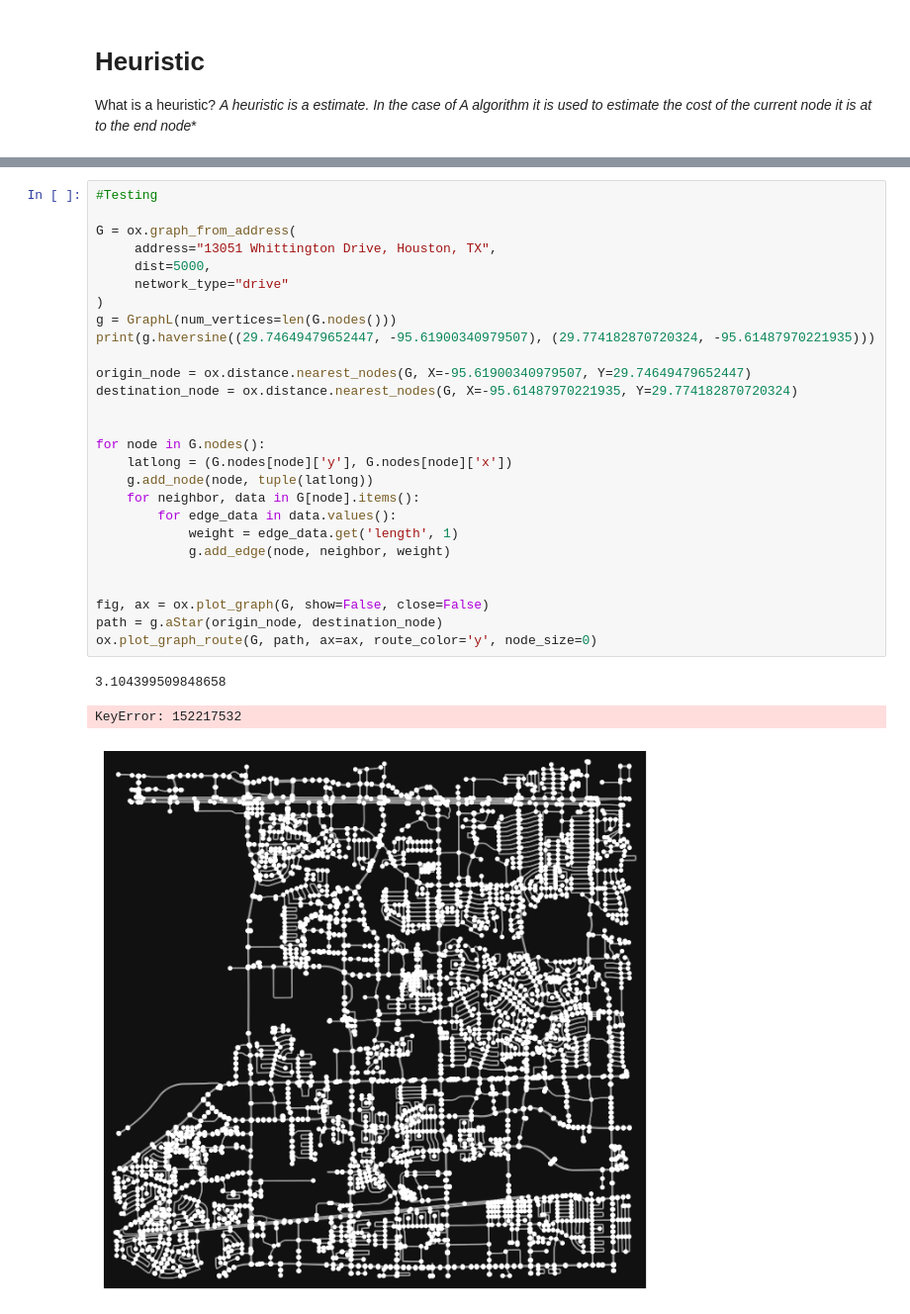
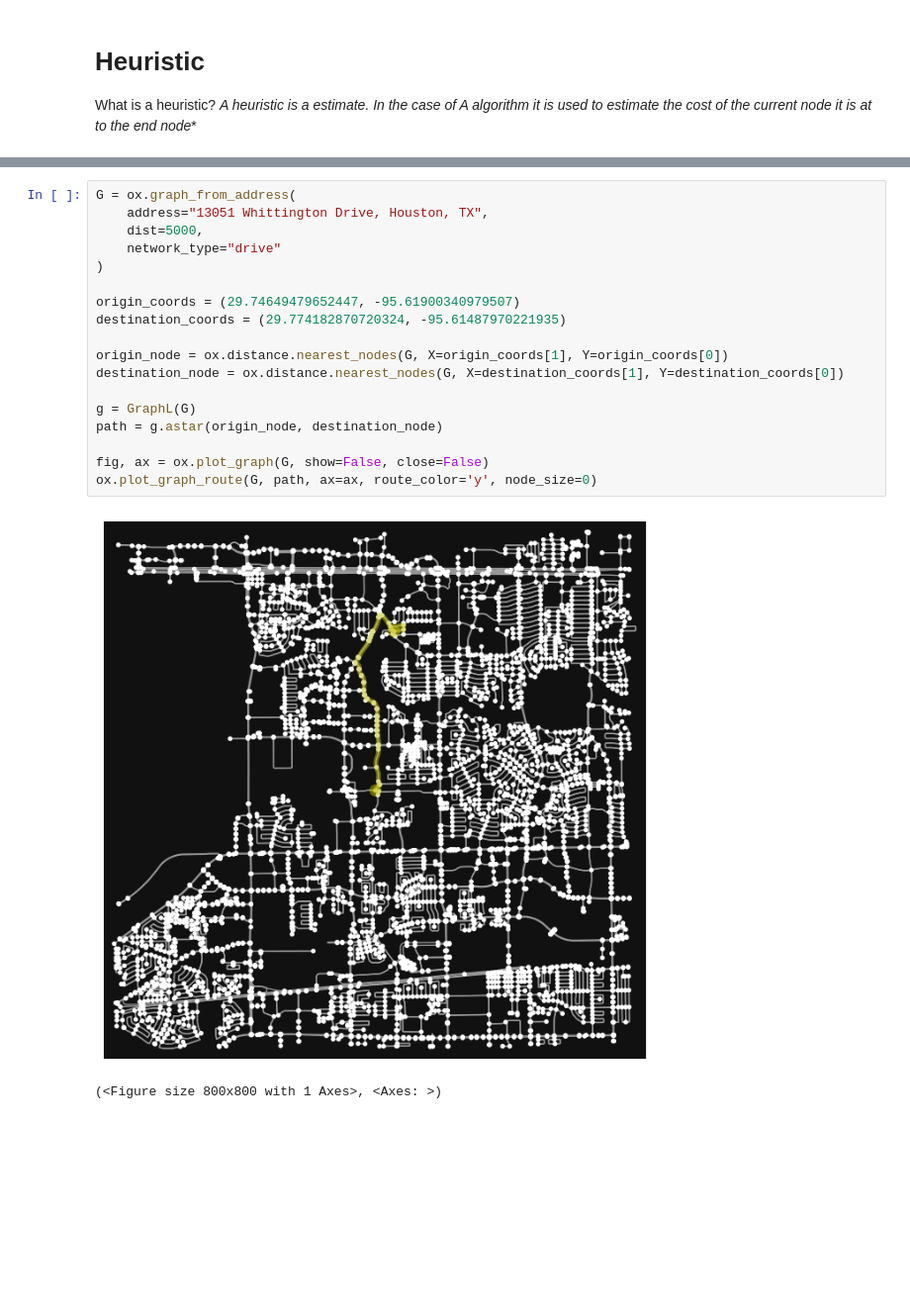
Before and after one commit to Bestakdv/vhs-intro-ai, a Jupyter notebook: road_network_analysis_1_1.ipynb, the cells around one changed output, grey strips where cells are left out. Shown at 99% size. Cells and saved outputs as stored; diff of their text form; blank space fills up the shorter version.

```diff
--- a/road_network_analysis_1_1.ipynb
+++ b/road_network_analysis_1_1.ipynb
@@ -731,32 +715,22 @@ class GraphL:
         return path
 # %%
-#Testing
+G = ox.graph_from_address(
+    address="13051 Whittington Drive, Houston, TX",
+    dist=5000,
+    network_type="drive"
+)
 
-G = ox.graph_from_address(
-     address="13051 Whittington Drive, Houston, TX",
-     dist=5000,
-     network_type="drive"
-)
-g = GraphL(num_vertices=len(G.nodes()))
-print(g.haversine((29.74649479652447, -95.61900340979507), (29.774182870720324, -95.61487970221935)))
+origin_coords = (29.74649479652447, -95.61900340979507)
+destination_coords = (29.774182870720324, -95.61487970221935)
 
-origin_node = ox.distance.nearest_nodes(G, X=-95.61900340979507, Y=29.74649479652447)
-destination_node = ox.distance.nearest_nodes(G, X=-95.61487970221935, Y=29.774182870720324)
+origin_node = ox.distance.nearest_nodes(G, X=origin_coords[1], Y=origin_coords[0])
+destination_node = ox.distance.nearest_nodes(G, X=destination_coords[1], Y=destination_coords[0])
 
-
-for node in G.nodes():
-    latlong = (G.nodes[node]['y'], G.nodes[node]['x'])
-    g.add_node(node, tuple(latlong))
-    for neighbor, data in G[node].items():
-        for edge_data in data.values():
-            weight = edge_data.get('length', 1)
-            g.add_edge(node, neighbor, weight)
-
+g = GraphL(G)
+path = g.astar(origin_node, destination_node)
 
 fig, ax = ox.plot_graph(G, show=False, close=False)
-path = g.aStar(origin_node, destination_node)
 ox.plot_graph_route(G, path, ax=ax, route_color='y', node_size=0)
 # %% [output]
+[figure, new version]
-3.104399509848658
+(<Figure size 800x800 with 1 Axes>, <Axes: >)
-KeyError: 152217532
-[figure, old version]
```
Also changed, not shown: parts of 7 cells of this notebook.
